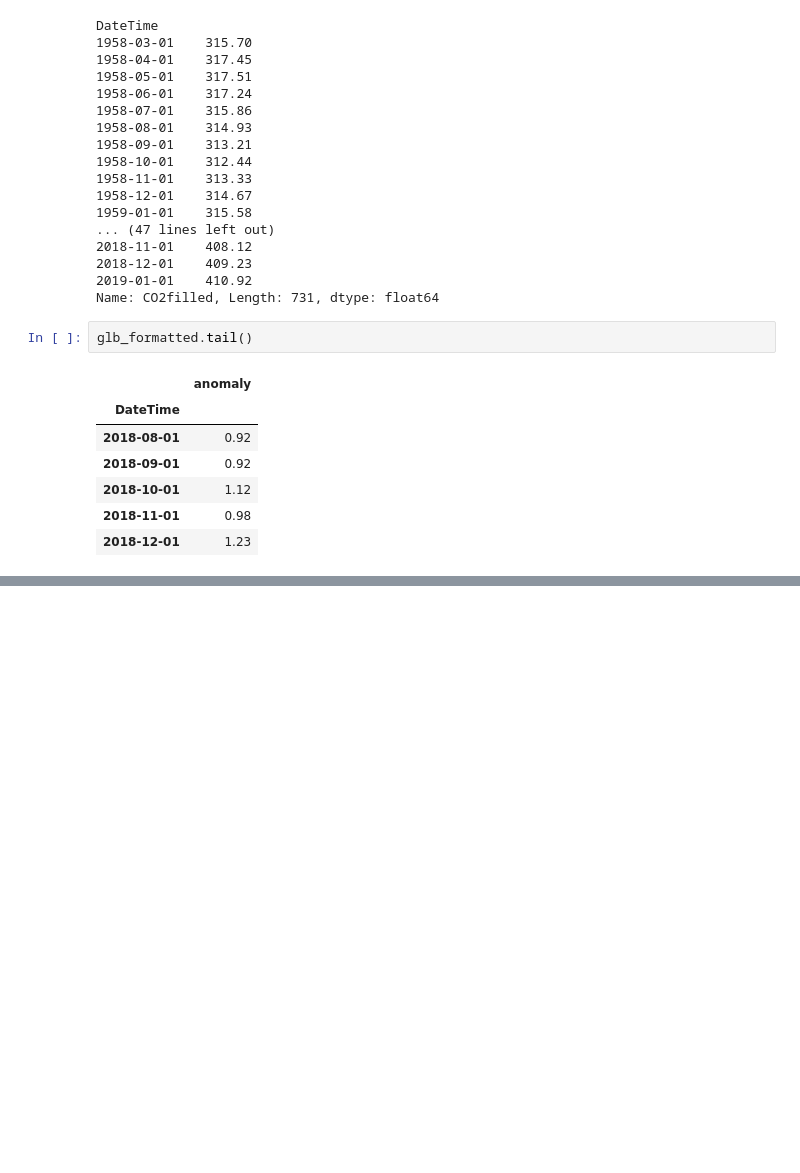
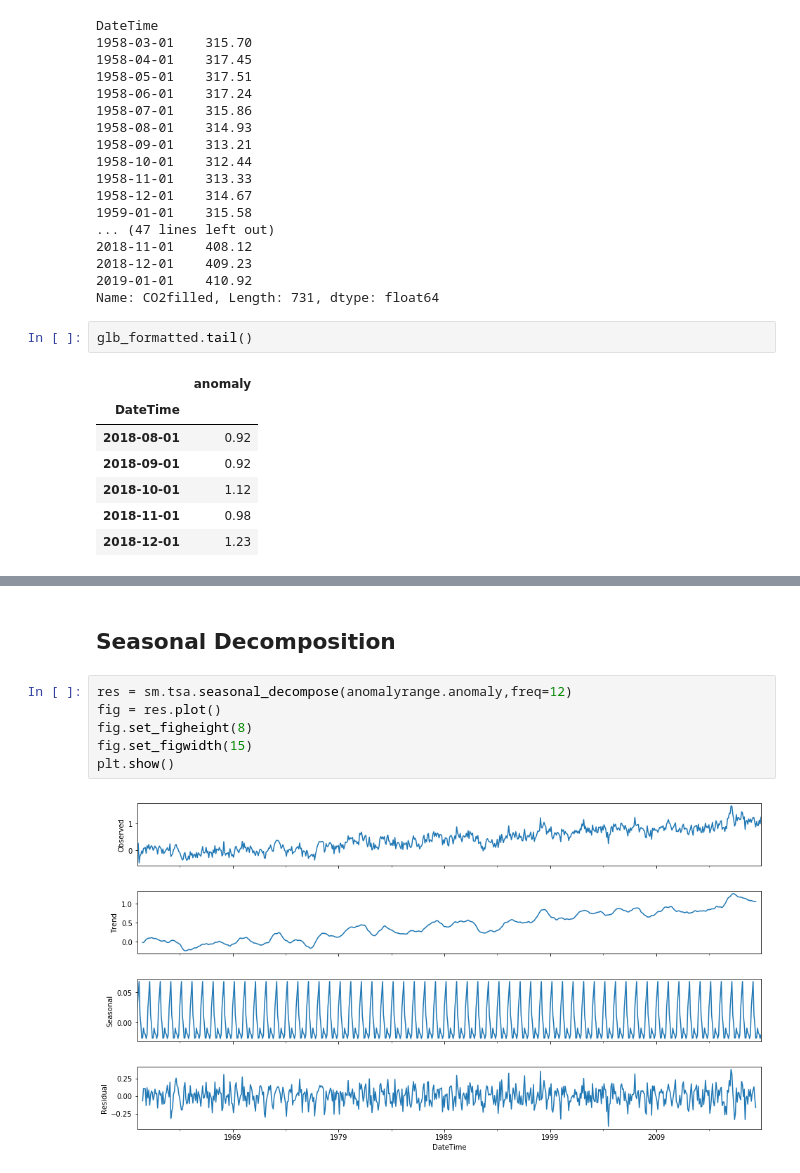
Before and after one commit to SimoAntikainen/sarimax-climate-change-forecast, a Jupyter notebook: Untitled.ipynb, the cells around one changed output, grey strips where cells are left out. Cells and saved outputs as stored; diff of their text form; blank space fills up the shorter version.

```diff
--- a/Untitled.ipynb
+++ b/Untitled.ipynb
@@ -396,0 +436,10 @@ len(anomalyrange)
+# %% [markdown]
+## Seasonal Decomposition
+# %%
+res = sm.tsa.seasonal_decompose(anomalyrange.anomaly,freq=12)
+fig = res.plot()
+fig.set_figheight(8)
+fig.set_figwidth(15)
+plt.show()
+# %% [output]
+[figure, added]
```
Also changed, not shown: parts of 12 cells of this notebook.
